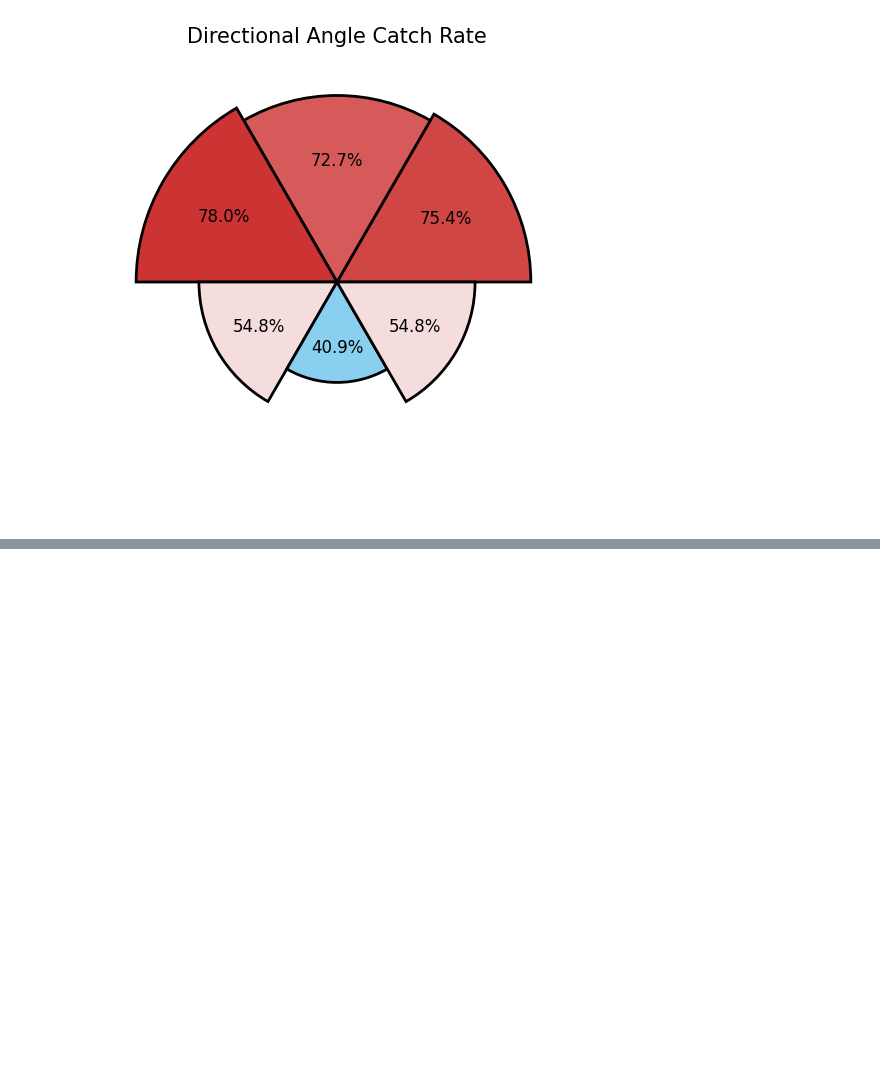
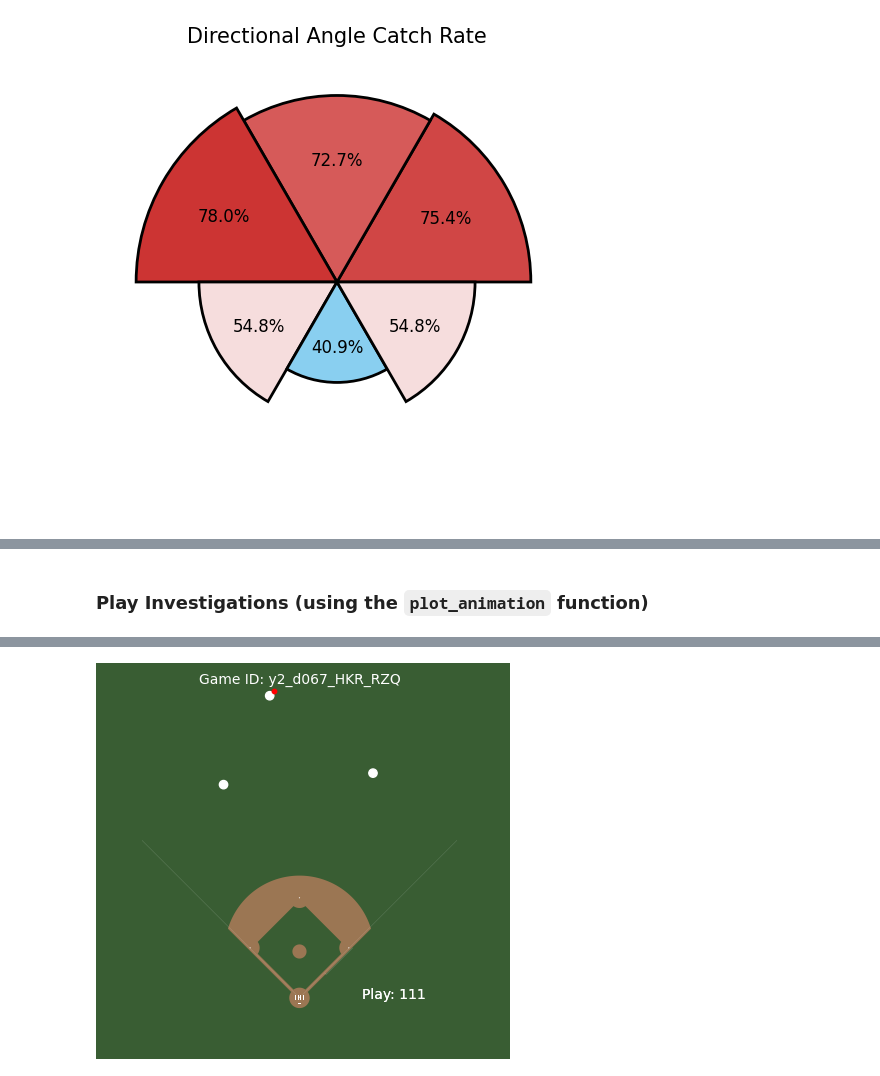
Before and after one commit to d2osborn/SMTChallenge2025, a Jupyter notebook: Team15-eda.ipynb, the cells around one changed output, grey strips where cells are left out. Drawn from its saved outputs; the diff is of its cells as text; code cells hidden in the pictures; blank space fills up the shorter version.

```diff
--- a/Team15-eda.ipynb
+++ b/Team15-eda.ipynb
@@ -1961,2 +1850,7 @@ plt.show()
 # %%
 play_data.to_csv('play_data.csv')
+# %% [markdown]
+### Play Investigations (using the `plot_animation` function)
+# %%
+plot_animation(player_pos[player_pos['game_str'] == 'y2_d067_HKR_RZQ'], ball_pos[ball_pos['game_str'] == 'y2_d067_HKR_RZQ'], play_id=111, save_gif=False)
+# %% [output]
@@ -1962,0 +1858 @@ play_data.to_csv('play_data.csv')
+[figure, added]
```
Also changed, not shown: parts of 31 cells of this notebook, 3 other files.
